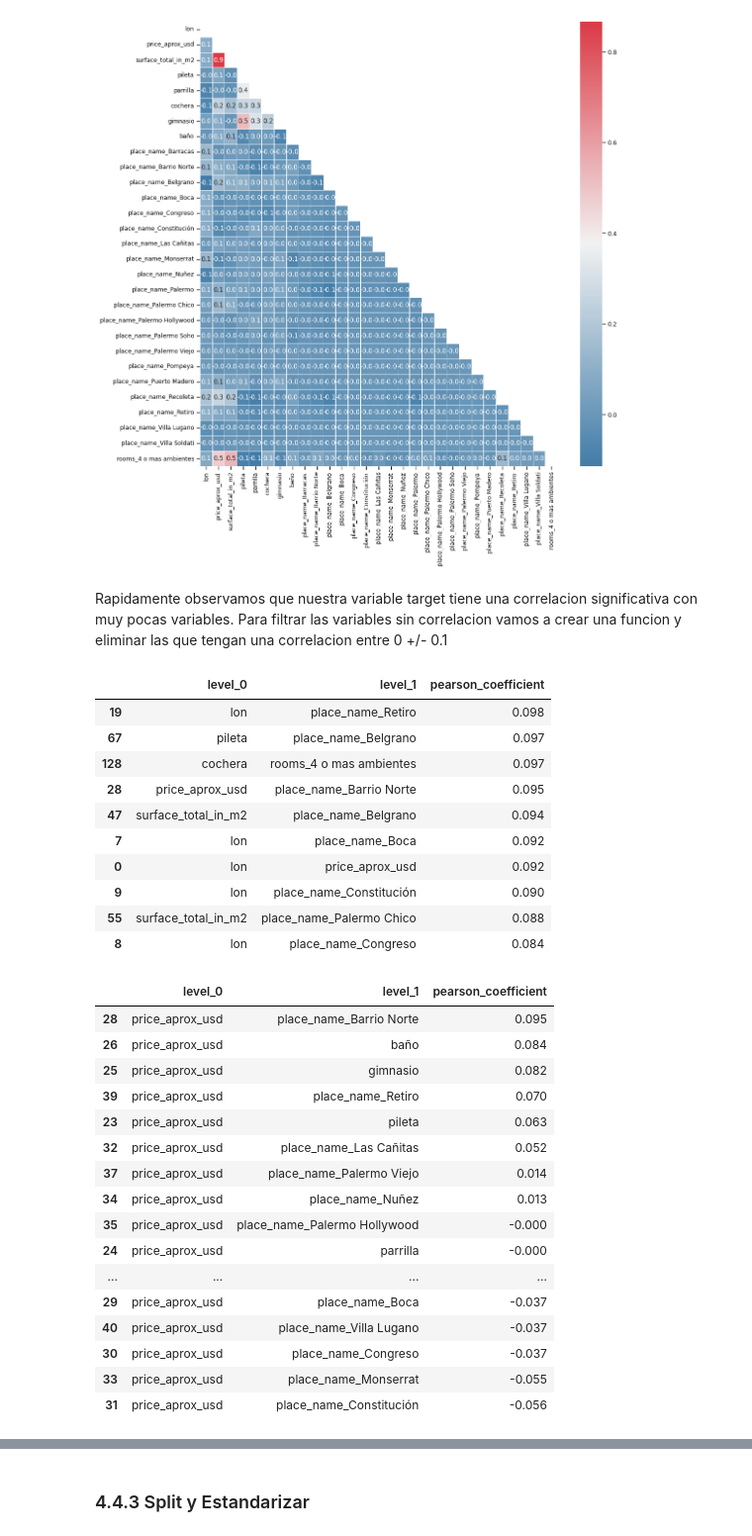
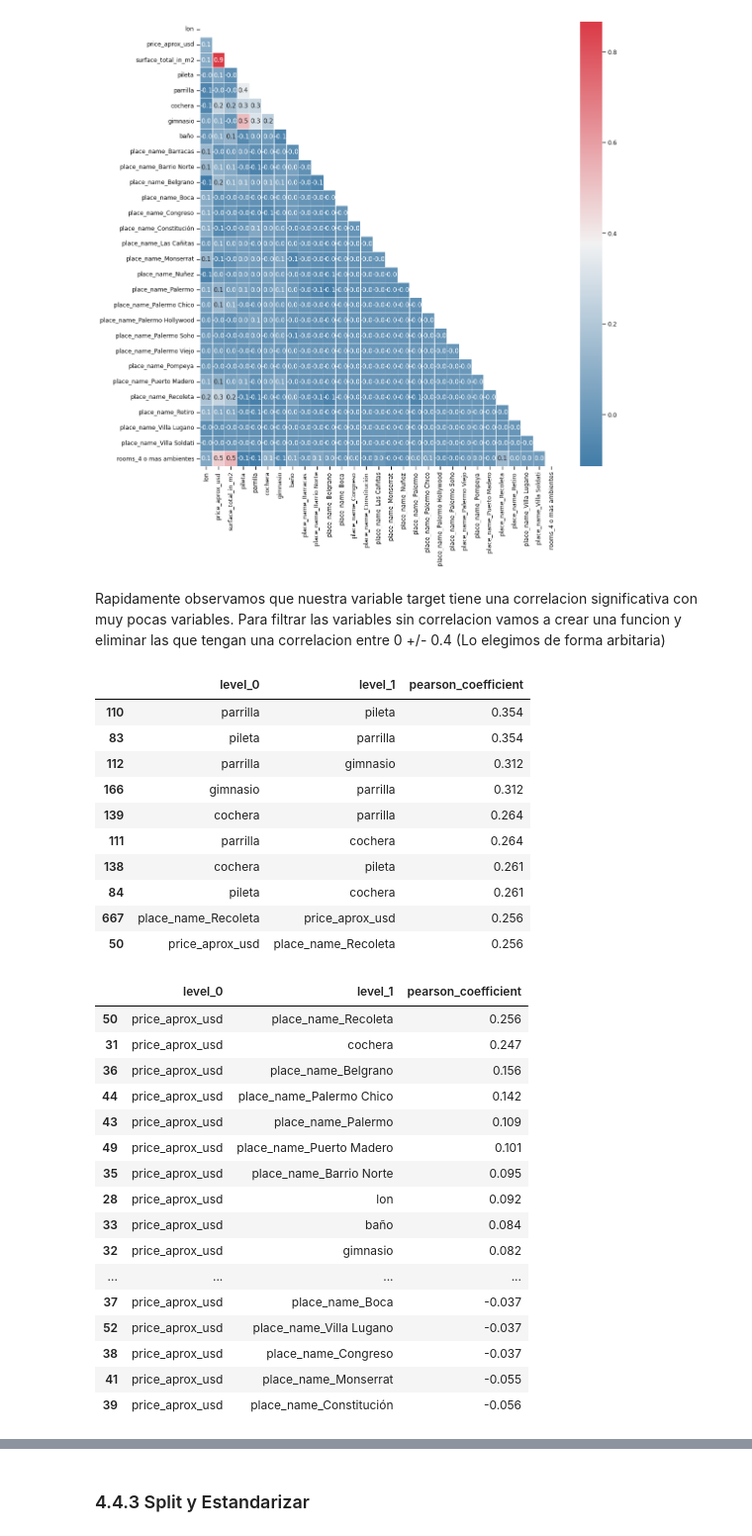
Before and after one commit to JoaquinC-1/TP_DH, a Jupyter notebook: Properatti_TP2_definitivo.ipynb, the cells around one changed output, grey strips where cells are left out. Shown at 99% size. Cells and saved outputs as stored; diff of their text form; code cells hidden in the pictures.

Commit message:
Modificado el nombre y conclusion. Ademas de la correlacion

```diff
--- a/Properatti_TP2_definitivo.ipynb
+++ b/Properatti_TP2_definitivo.ipynb
@@ -415,55 +422,55 @@ sns.heatmap(data_caba_clean.corr(), annot=True, linewidths=.5, fmt= '.1f',ax=ax,
 <AxesSubplot:>
 [figure]
 # %% [markdown]
-Rapidamente observamos que nuestra variable target tiene una correlacion significativa con muy pocas variables. Para filtrar las variables sin correlacion vamos a crear una funcion y eliminar las que tengan una correlacion entre 0 +/- 0.1
+Rapidamente observamos que nuestra variable target tiene una correlacion significativa con muy pocas variables. Para filtrar las variables sin correlacion vamos a crear una funcion y eliminar las que tengan una correlacion entre 0 +/- 0.4 (Lo elegimos de forma arbitaria)
 # %%
 #Creamos funcion
 def get_zero_corr(data):
     data_dummie = data
     get_zero_corr = data_dummie.corr(method='pearson')
-    get_zero_corr = get_zero_corr.mask(np.tril(np.ones(get_zero_corr.shape)).astype(bool))
-    get_zero_corr = get_zero_corr[(abs(get_zero_corr) >= 0) & (abs(get_zero_corr) <= 0.1)].stack().reset_index().sort_values(by=0, ascending=False)
+    #get_zero_corr = get_zero_corr.mask(np.tril(np.ones(get_zero_corr.shape)).astype(bool))
+    get_zero_corr = get_zero_corr[(abs(get_zero_corr) >= 0) & (abs(get_zero_corr) <= 0.4)].stack().reset_index().sort_values(by=0, ascending=False)
     get_zero_corr.rename(columns={0: "pearson_coefficient"}, inplace=True)
     return get_zero_corr
 # %%
-# Busco las correlaciones que esten entre 0 +/- 0.1
+# Busco las correlaciones que esten entre 0 +/- 0.4
 zero_corr = get_zero_corr(data_caba_clean)
 zero_corr.head(10)
 # %% [output]
 |  | level_0 | level_1 | pearson_coefficient |
-| 19 | lon | place_name_Retiro | 0.098 |
-| 67 | pileta | place_name_Belgrano | 0.097 |
-| 128 | cochera | rooms_4 o mas ambientes | 0.097 |
-| 28 | price_aprox_usd | place_name_Barrio Norte | 0.095 |
-| 47 | surface_total_in_m2 | place_name_Belgrano | 0.094 |
-| 7 | lon | place_name_Boca | 0.092 |
-| 0 | lon | price_aprox_usd | 0.092 |
-| 9 | lon | place_name_Constitución | 0.090 |
-| 55 | surface_total_in_m2 | place_name_Palermo Chico | 0.088 |
-| 8 | lon | place_name_Congreso | 0.084 |
+| 110 | parrilla | pileta | 0.354 |
+| 83 | pileta | parrilla | 0.354 |
+| 112 | parrilla | gimnasio | 0.312 |
+| 166 | gimnasio | parrilla | 0.312 |
+| 139 | cochera | parrilla | 0.264 |
+| 111 | parrilla | cochera | 0.264 |
+| 138 | cochera | pileta | 0.261 |
+| 84 | pileta | cochera | 0.261 |
+| 667 | place_name_Recoleta | price_aprox_usd | 0.256 |
+| 50 | price_aprox_usd | place_name_Recoleta | 0.256 |
 # %%
 # Filtro por nuestro target
-mask_corr_price = zero_corr["level_0"] == "price_aprox_usd"
-zero_corr_var =  zero_corr.loc[mask_corr_price]
+mask_corr_price_0 = zero_corr["level_0"] == "price_aprox_usd"
+zero_corr_var =  zero_corr.loc[(mask_corr_price_0)]
 zero_corr_var
 # %% [output]
 |  | level_0 | level_1 | pearson_coefficient |
-| 28 | price_aprox_usd | place_name_Barrio Norte | 0.095 |
-| 26 | price_aprox_usd | baño | 0.084 |
-| 25 | price_aprox_usd | gimnasio | 0.082 |
-| 39 | price_aprox_usd | place_name_Retiro | 0.070 |
-| 23 | price_aprox_usd | pileta | 0.063 |
-| 32 | price_aprox_usd | place_name_Las Cañitas | 0.052 |
-| 37 | price_aprox_usd | place_name_Palermo Viejo | 0.014 |
-| 34 | price_aprox_usd | place_name_Nuñez | 0.013 |
-| 35 | price_aprox_usd | place_name_Palermo Hollywood | -0.000 |
-| 24 | price_aprox_usd | parrilla | -0.000 |
+| 50 | price_aprox_usd | place_name_Recoleta | 0.256 |
+| 31 | price_aprox_usd | cochera | 0.247 |
+| 36 | price_aprox_usd | place_name_Belgrano | 0.156 |
+| 44 | price_aprox_usd | place_name_Palermo Chico | 0.142 |
+| 43 | price_aprox_usd | place_name_Palermo | 0.109 |
+| 49 | price_aprox_usd | place_name_Puerto Madero | 0.101 |
+| 35 | price_aprox_usd | place_name_Barrio Norte | 0.095 |
+| 28 | price_aprox_usd | lon | 0.092 |
+| 33 | price_aprox_usd | baño | 0.084 |
+| 32 | price_aprox_usd | gimnasio | 0.082 |
 | ... | ... | ... | ... |
-| 29 | price_aprox_usd | place_name_Boca | -0.037 |
-| 40 | price_aprox_usd | place_name_Villa Lugano | -0.037 |
-| 30 | price_aprox_usd | place_name_Congreso | -0.037 |
-| 33 | price_aprox_usd | place_name_Monserrat | -0.055 |
-| 31 | price_aprox_usd | place_name_Constitución | -0.056 |
+| 37 | price_aprox_usd | place_name_Boca | -0.037 |
+| 52 | price_aprox_usd | place_name_Villa Lugano | -0.037 |
+| 38 | price_aprox_usd | place_name_Congreso | -0.037 |
+| 41 | price_aprox_usd | place_name_Monserrat | -0.055 |
+| 39 | price_aprox_usd | place_name_Constitución | -0.056 |
 # %%
 # Elimino estas variables
 data_caba_clean.drop(columns=zero_corr_var.level_1.values, inplace=True)
```
Also changed, not shown: parts of 12 cells of this notebook.
